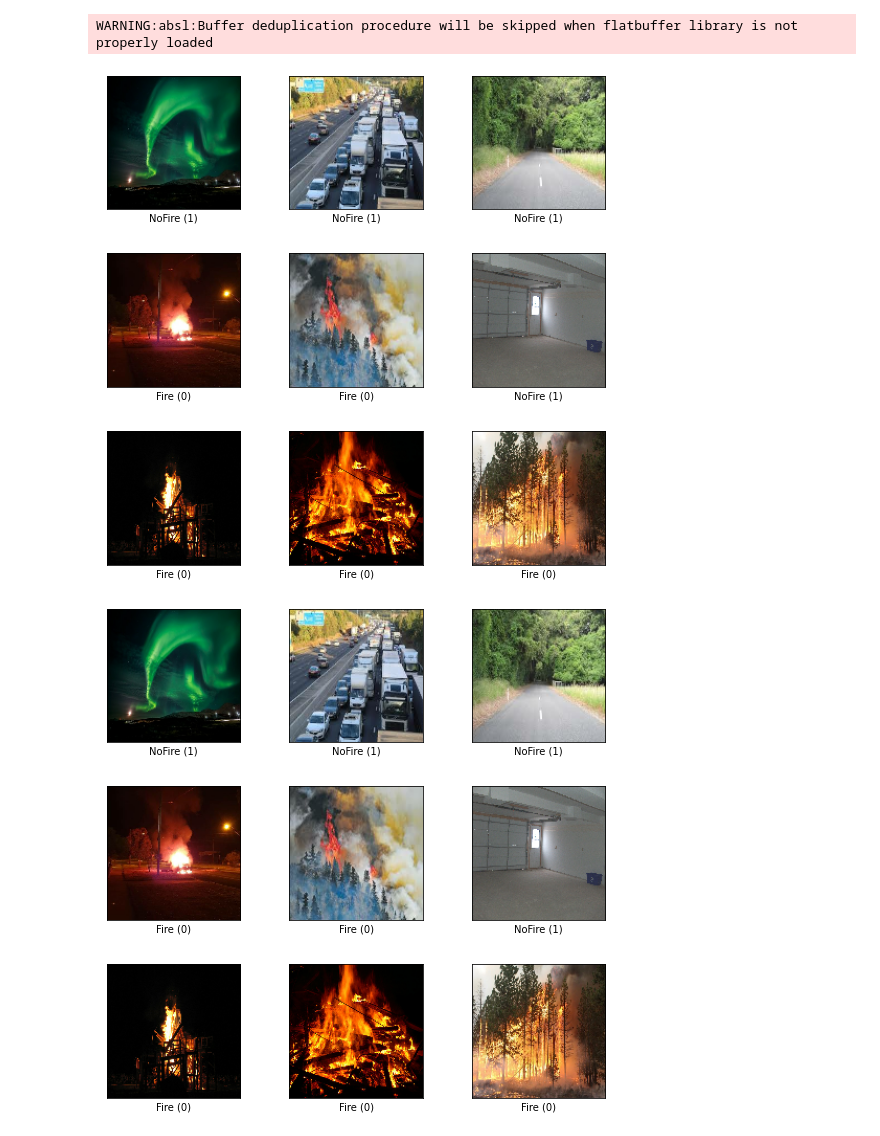
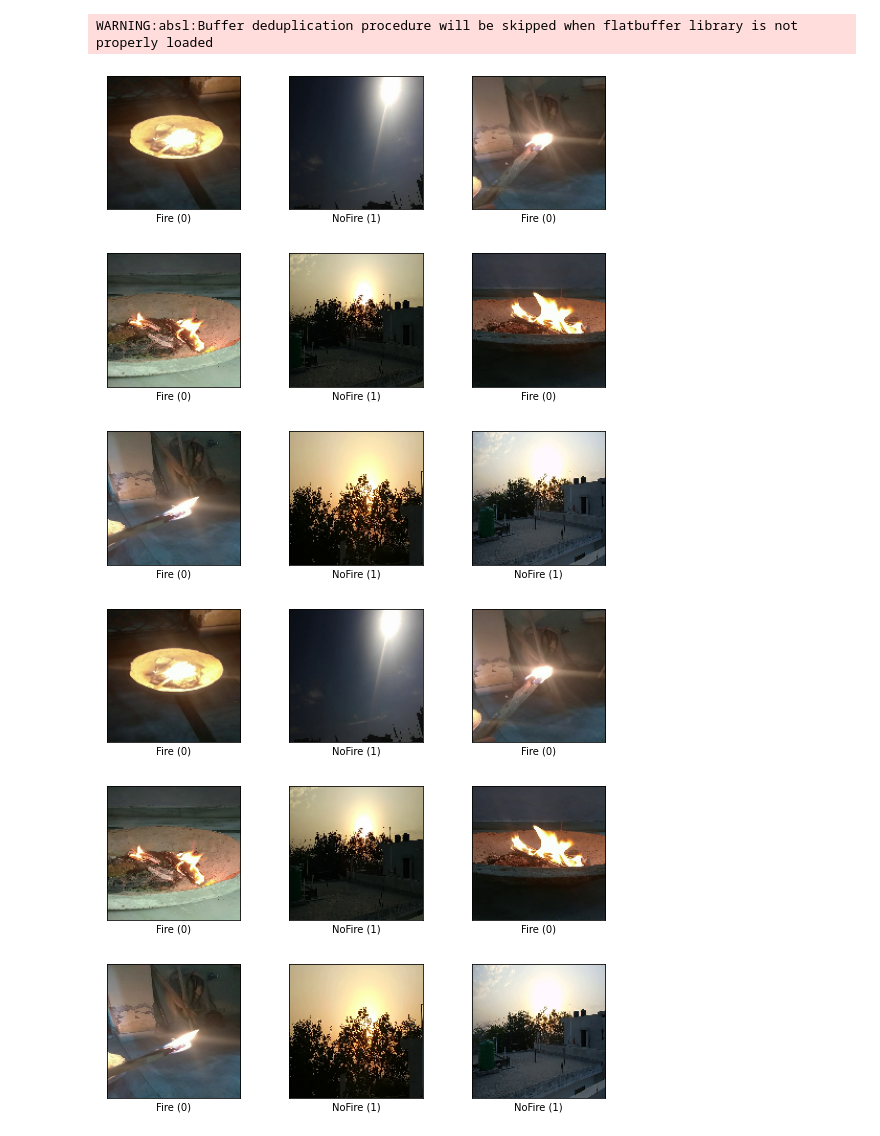
Before and after one commit to SwiftyIsSwaggy/AI-Projects, a Jupyter notebook: Fire_Detection/tfconvert.ipynb, the cells around one changed output. Cells and saved outputs as stored; diff of their text form; code cells hidden in the pictures.

```diff
--- a/Fire_Detection/tfconvert.ipynb
+++ b/Fire_Detection/tfconvert.ipynb
@@ -32,11 +32,11 @@ def normalize(image, label):
 # %%
 builder = tfds.ImageFolder('D:\\Data')
 #print(builder.info)  # num examples, labels... are automatically calculated
 #Split, choose which folder to load. if not specified, it loads all folders
-ds = builder.as_dataset(split='val', shuffle_files=True,  as_supervised = True)
+ds = builder.as_dataset(split='test', shuffle_files=True,  as_supervised = True) #set to test set for test set
 ds = ds.map(normalize)
 tfds.show_examples(ds, builder.info)
 # %% [output]
-[figure, old version]
+[figure, new version]
-[figure, old version]
+[figure, new version]
 # %%
```
Also changed, not shown: parts of 5 cells of this notebook, 3 other files.
